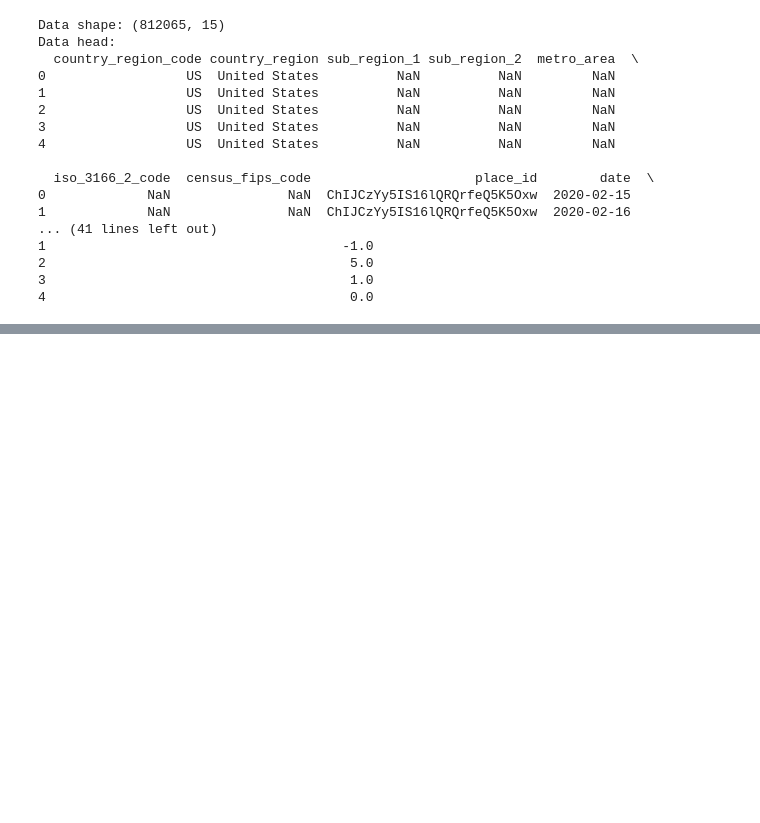
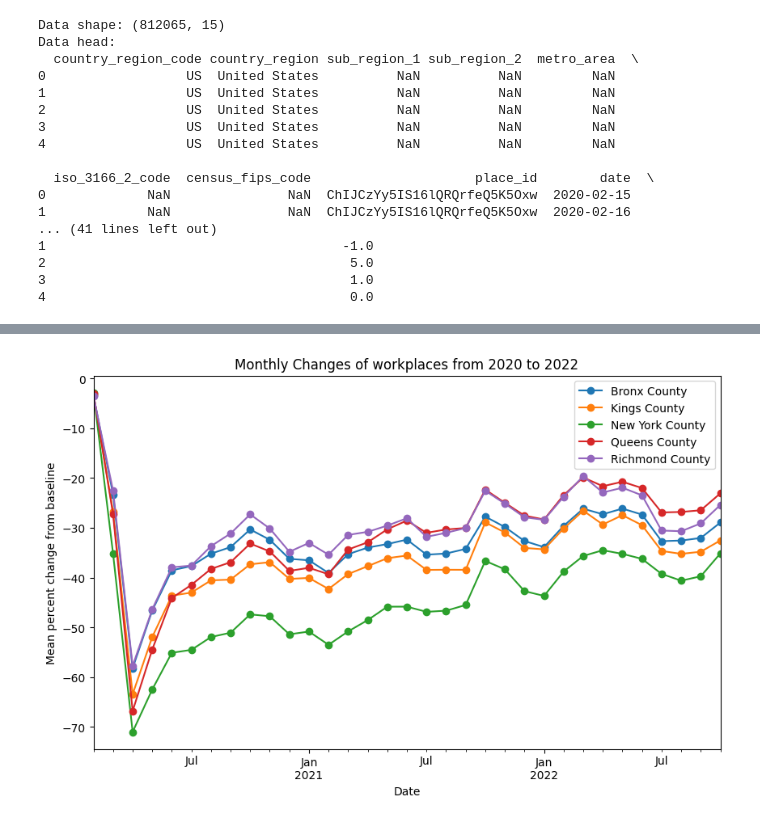
Before and after one commit to NomiBobby/BuildingEnergy-RemoteWorking, a Jupyter notebook: descriptive_stats.ipynb, the cells around one changed output, grey strips where cells are left out. Saved outputs shown, nothing was run; the diff lists cells and outputs as text; code cells hidden in the pictures; blank space fills up the shorter version.

```diff
--- a/descriptive_stats.ipynb
+++ b/descriptive_stats.ipynb
@@ -365,6 +367,8 @@ month
 #### Read and clean Google's mobility data ####
 #####################################
 all_mobility_2020 = pd.read_csv('/Users/luchen/Documents/MSUA/2023Spring/Capstone/datasets/Google Mobility Data/2020_US_Region_Mobility_Report.csv', na_values='')
+all_mobility_2021 = pd.read_csv('/Users/luchen/Documents/MSUA/2023Spring/Capstone/datasets/Google Mobility Data/2021_US_Region_Mobility_Report.csv', na_values='')
+all_mobility_2022 = pd.read_csv('/Users/luchen/Documents/MSUA/2023Spring/Capstone/datasets/Google Mobility Data/2022_US_Region_Mobility_Report.csv', na_values='')
 print_df_info(all_mobility_2020)
 # %% [output]
 Data shape: (812065, 15)
@@ -486,3 +465,39 @@ Bronx County    2      -3.400000  11.095688   -51.0
+# %%
+#####################################
+#### Compare montly mobility ####
+#####################################
+def show_mobility_for_place(nyc_mobility, place):
+    # Convert 'year' and 'month' columns to datetime
+    nyc_mobility['y-m date'] = pd.to_datetime(nyc_mobility['year'].astype(str) + '-' + nyc_mobility['month'].astype(str), format='%Y-%m')
+    nyc_mobility.sort_values('y-m date', inplace=True)
+
+    # Group the NYC mobility data by 'sub_region_2' and 'date' and calculate the mean value
+    grouped_data = nyc_mobility.groupby(['sub_region_2', 'y-m date'])[place + '_percent_change_from_baseline'].mean().reset_index()
+
+    # Pivot the data to have 'sub_region_2' as columns and 'date' as rows
+    pivot_data = grouped_data.pivot(index='y-m date', columns='sub_region_2', values=place + '_percent_change_from_baseline')
+
+    # Plotting the line chart
+    pivot_data.plot(kind='line', marker='o', figsize=(10, 6))
+    # Set the chart title and labels
+    plt.title('Monthly Changes of ' + place + ' from 2020 to 2022')
+    plt.xlabel('Date')
+    plt.ylabel('Mean percent change from baseline')
+
+    # Show the legend
+    plt.legend()
+
+    # Display the line chart
+    plt.show()
+
+show_mobility_for_place(nyc_mobility, 'workplaces')
+show_mobility_for_place(nyc_mobility, 'retail_and_recreation')
+show_mobility_for_place(nyc_mobility, 'grocery_and_pharmacy')
+show_mobility_for_place(nyc_mobility, 'parks')
+show_mobility_for_place(nyc_mobility, 'transit_stations')
+show_mobility_for_place(nyc_mobility, 'residential')
+# %% [output]
+[figure, added]
 # %%
 #####################################
 #### Correlation between EUI and building factors ####
```
Also changed, not shown: parts of 3 cells of this notebook, 3 other files.
